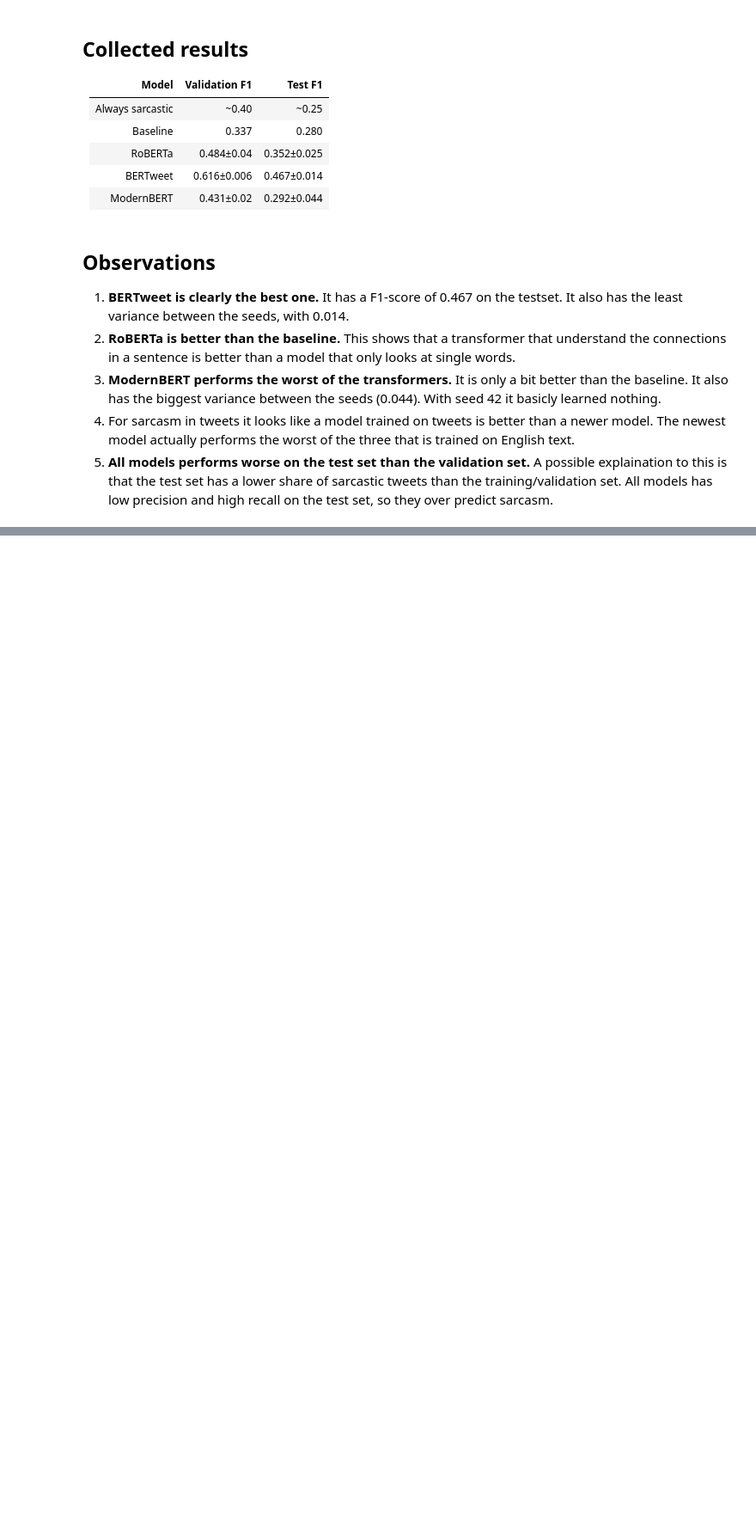
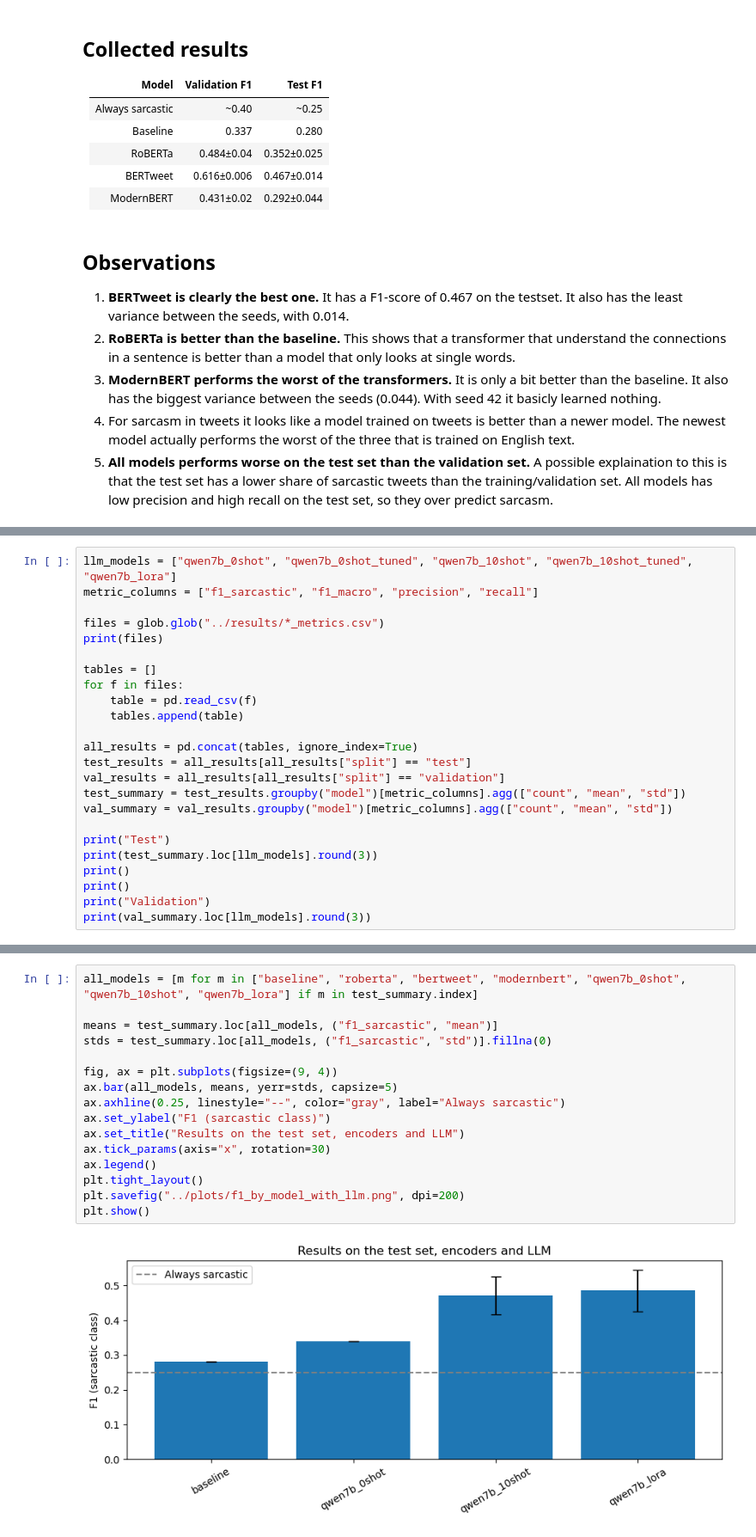
Before and after one commit to reg2255/tdt13-sarcasm-project, a Jupyter notebook: notebooks/03_results.ipynb, the cells around one changed output, grey strips where cells are left out. Shown at 86% size. Drawn from its saved outputs; the diff is of its cells as text; blank space fills up the shorter version.

Commit message:
Implemented code and results for Qwen

```diff
--- a/notebooks/03_results.ipynb
+++ b/notebooks/03_results.ipynb
@@ -133,0 +142,24 @@ plt.show()
+# %%
+llm_models = ["qwen7b_0shot", "qwen7b_0shot_tuned", "qwen7b_10shot", "qwen7b_10shot_tuned", "qwen7b_lora"]
+metric_columns = ["f1_sarcastic", "f1_macro", "precision", "recall"]
+
+files = glob.glob("../results/*_metrics.csv")
+print(files)
+
+tables = []
+for f in files:
+    table = pd.read_csv(f)
+    tables.append(table)
+
+all_results = pd.concat(tables, ignore_index=True)
+test_results = all_results[all_results["split"] == "test"]
+val_results = all_results[all_results["split"] == "validation"]
+test_summary = test_results.groupby("model")[metric_columns].agg(["count", "mean", "std"])
+val_summary = val_results.groupby("model")[metric_columns].agg(["count", "mean", "std"])
+
+print("Test")
+print(test_summary.loc[llm_models].round(3))
+print()
+print()
+print("Validation")
+print(val_summary.loc[llm_models].round(3))
@@ -133,0 +200,18 @@ plt.show()
+# %%
+all_models = [m for m in ["baseline", "roberta", "bertweet", "modernbert", "qwen7b_0shot", "qwen7b_10shot", "qwen7b_lora"] if m in test_summary.index]
+
+means = test_summary.loc[all_models, ("f1_sarcastic", "mean")]
+stds = test_summary.loc[all_models, ("f1_sarcastic", "std")].fillna(0)
+
+fig, ax = plt.subplots(figsize=(9, 4))
+ax.bar(all_models, means, yerr=stds, capsize=5)
+ax.axhline(0.25, linestyle="--", color="gray", label="Always sarcastic")
+ax.set_ylabel("F1 (sarcastic class)")
+ax.set_title("Results on the test set, encoders and LLM")
+ax.tick_params(axis="x", rotation=30)
+ax.legend()
+plt.tight_layout()
+plt.savefig("../plots/f1_by_model_with_llm.png", dpi=200)
+plt.show()
+# %% [output]
+[figure, added]
```
Also changed, not shown: parts of 7 cells of this notebook, 6 other files.
